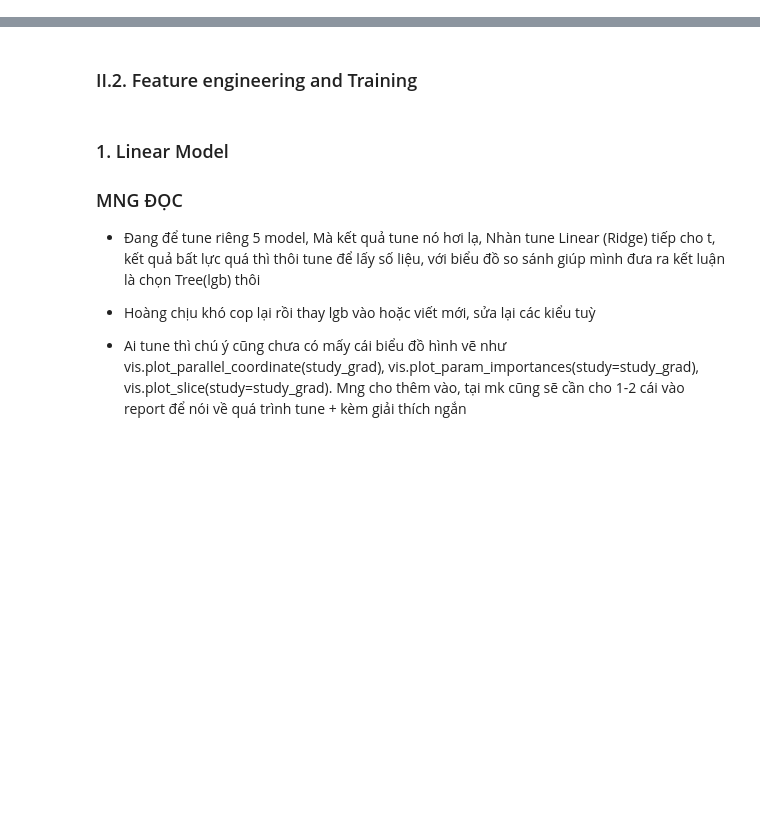
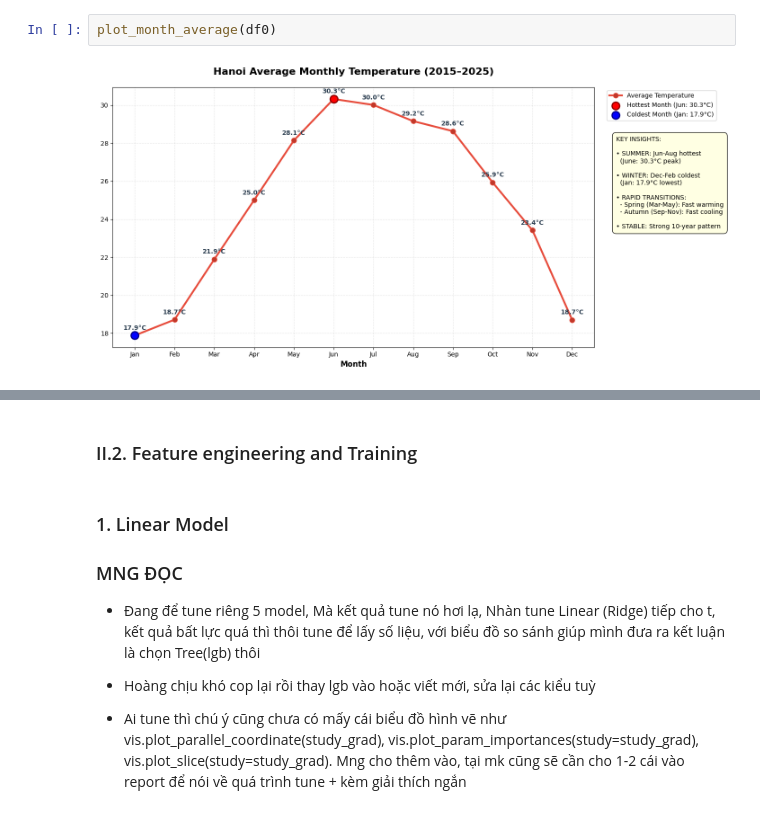
Before and after one commit to DunDun-banana/ml-group1, a Jupyter notebook: Main_Report.ipynb, the cells around one changed output, grey strips where cells are left out. Drawn from its saved outputs; the diff is of its cells as text; blank space fills up the shorter version.

```diff
--- a/Main_Report.ipynb
+++ b/Main_Report.ipynb
@@ -62,0 +426,4 @@ sampler = optuna.samplers.TPESampler(seed=SEED)
+# %%
+plot_month_average(df0)
+# %% [output]
+[figure, added]
```
Also changed, not shown: parts of 110 cells of this notebook, 13 other files.
